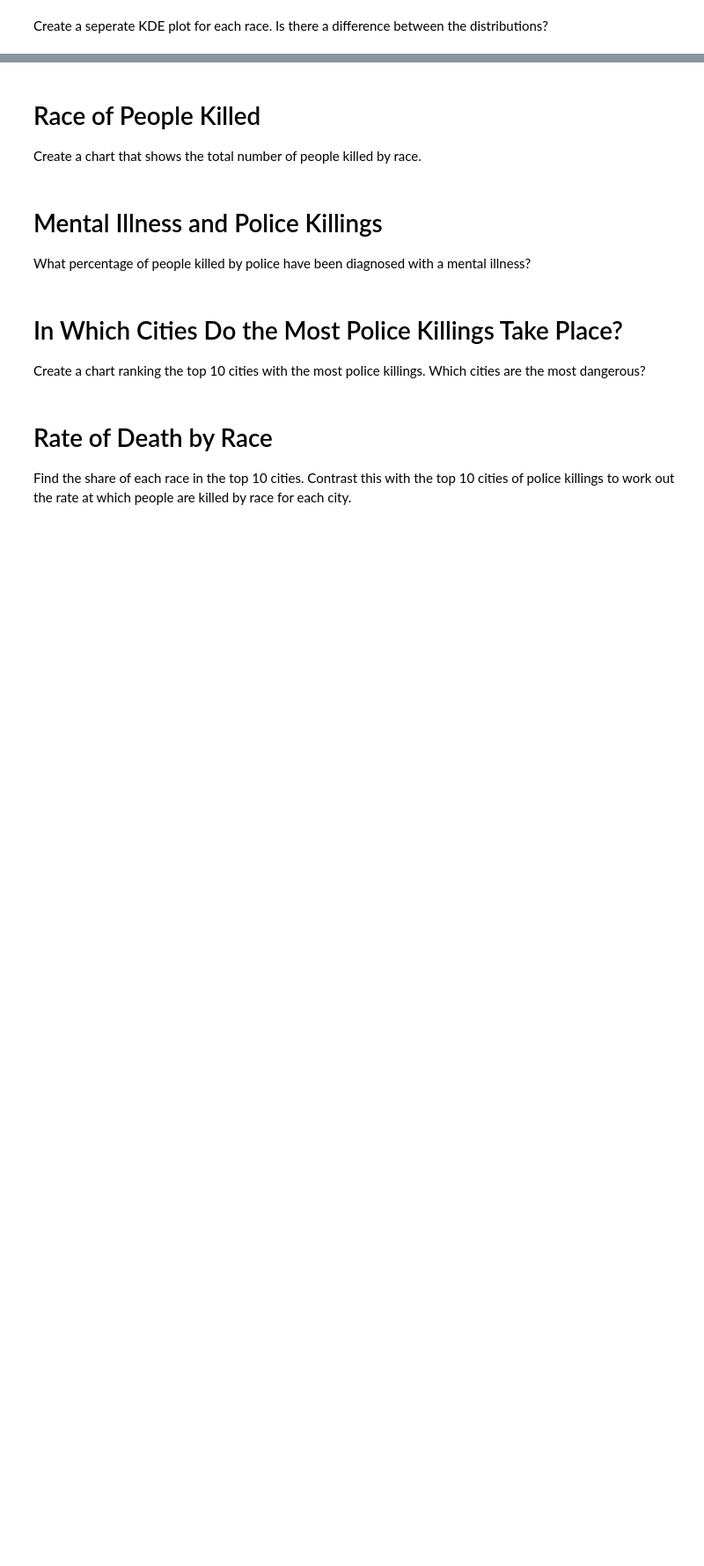
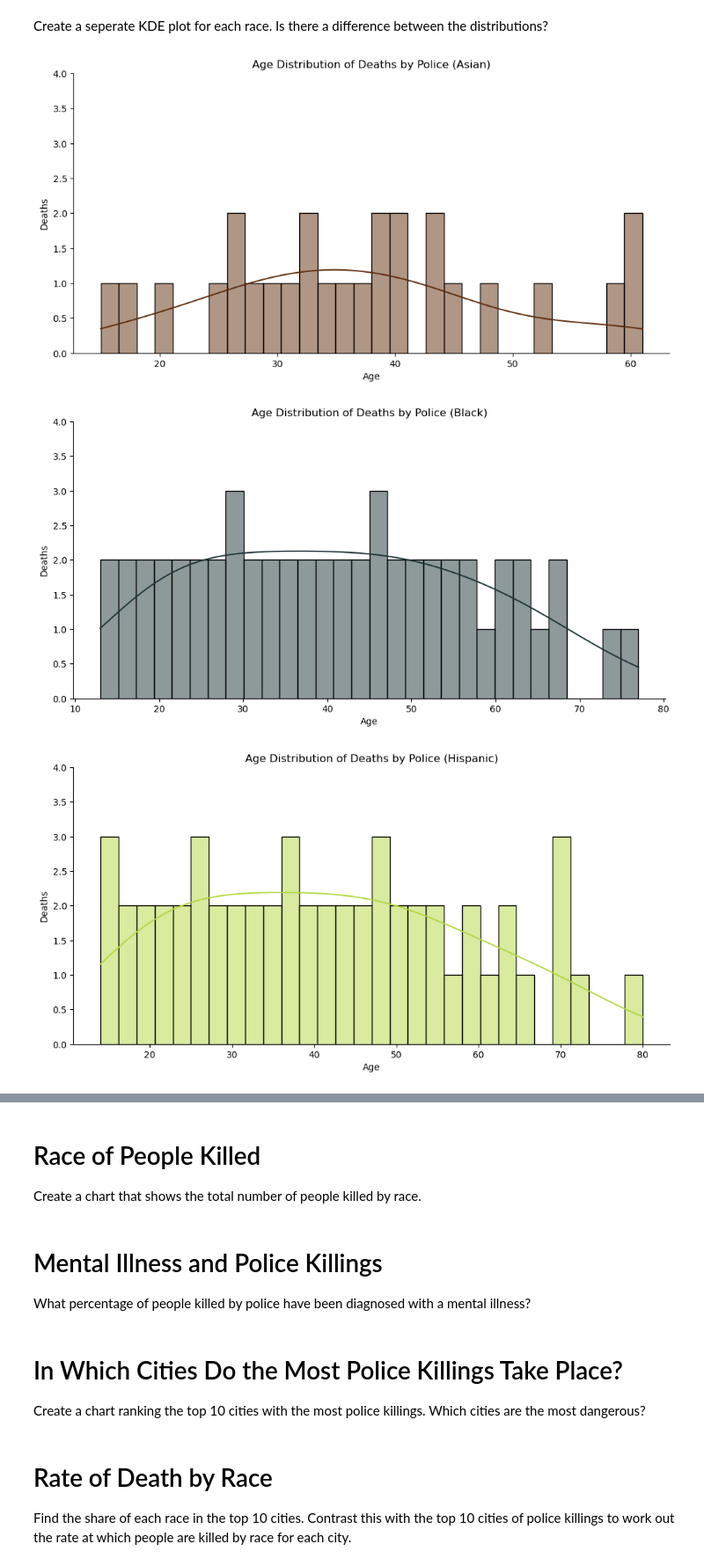
Before and after one commit to Terrance-Nightingale/police-deaths-analysis, a Jupyter notebook: Fatal_Force.ipynb, the cells around one changed output, grey strips where cells are left out. Shown at 88% size. Saved outputs shown, nothing was run; the diff lists cells and outputs as text; code cells hidden in the pictures; blank space fills up the shorter version.

```diff
--- a/Fatal_Force.ipynb
+++ b/Fatal_Force.ipynb
@@ -423,2 +431,30 @@ Create a histogram and KDE plot that shows the distribution of ages of the peopl
 # %% [markdown]
 Create a seperate KDE plot for each race. Is there a difference between the distributions?
+# %%
+races = df_fatalities.groupby(['race'], as_index=False).size()
+race_age = df_fatalities.groupby(['race', 'age'], as_index=False).size()
+
+race_name_list = ['Asian', 'Black', 'Hispanic', 'Native American', 'Other', 'White']
+
+ages_by_race = []
+ages_by_race = [race_age.query(f'race == "{race}"') for race in races.race]
+# %%
+for pos in range(0, len(ages_by_race)):
+    sns.displot(
+        ages_by_race[pos].age,
+        bins=30,
+        aspect=2,
+        kde=True,
+        color=np.random.rand(3,)
+        )
+
+    plt.ylim(0, 4)
+    plt.title(f'Age Distribution of Deaths by Police ({race_name_list[pos]})')
+    plt.xlabel('Age')
+    plt.ylabel('Deaths')
+
+plt.show()
+# %% [output]
+[figure, added]
+[figure, added]
+[figure, added]
```
Also changed, not shown: parts of 21 cells of this notebook.
